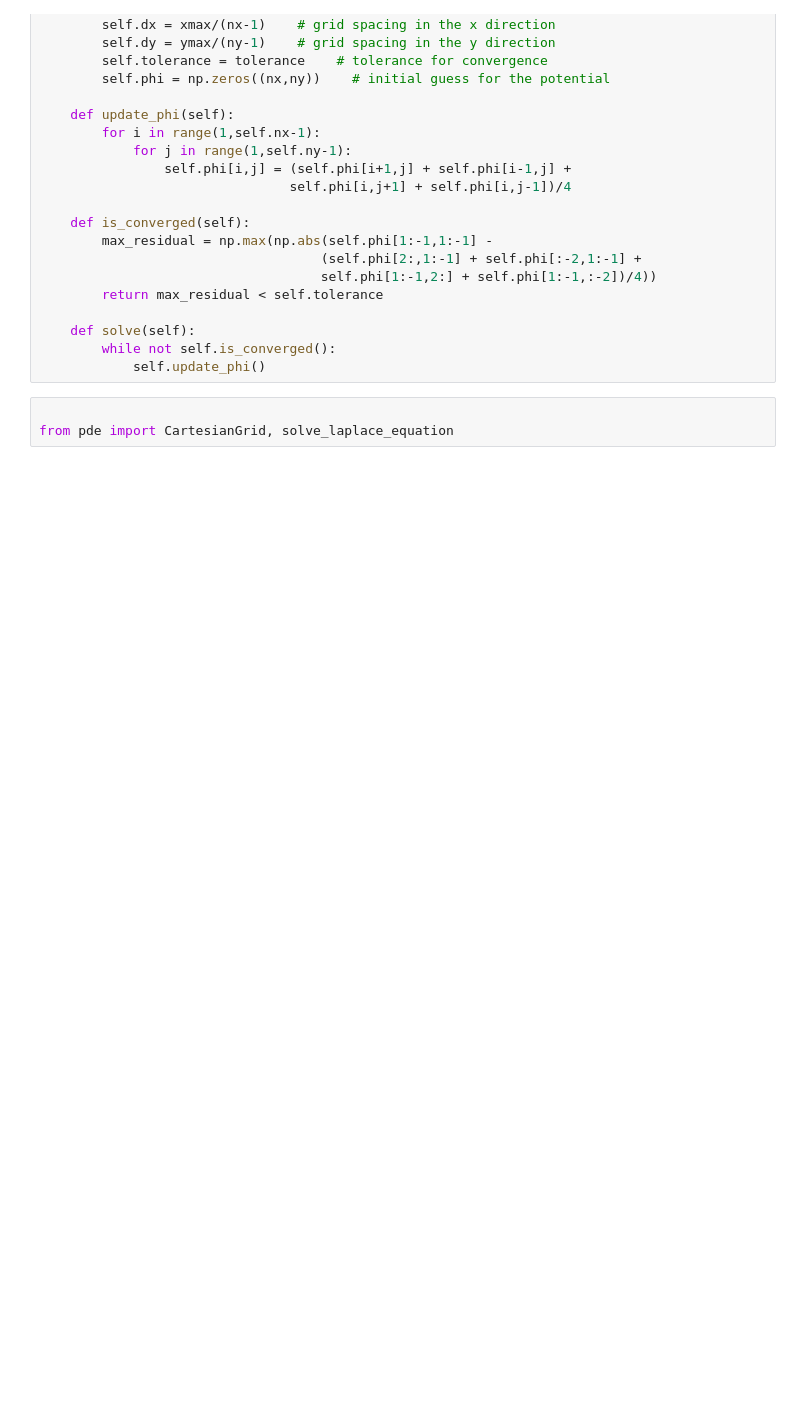
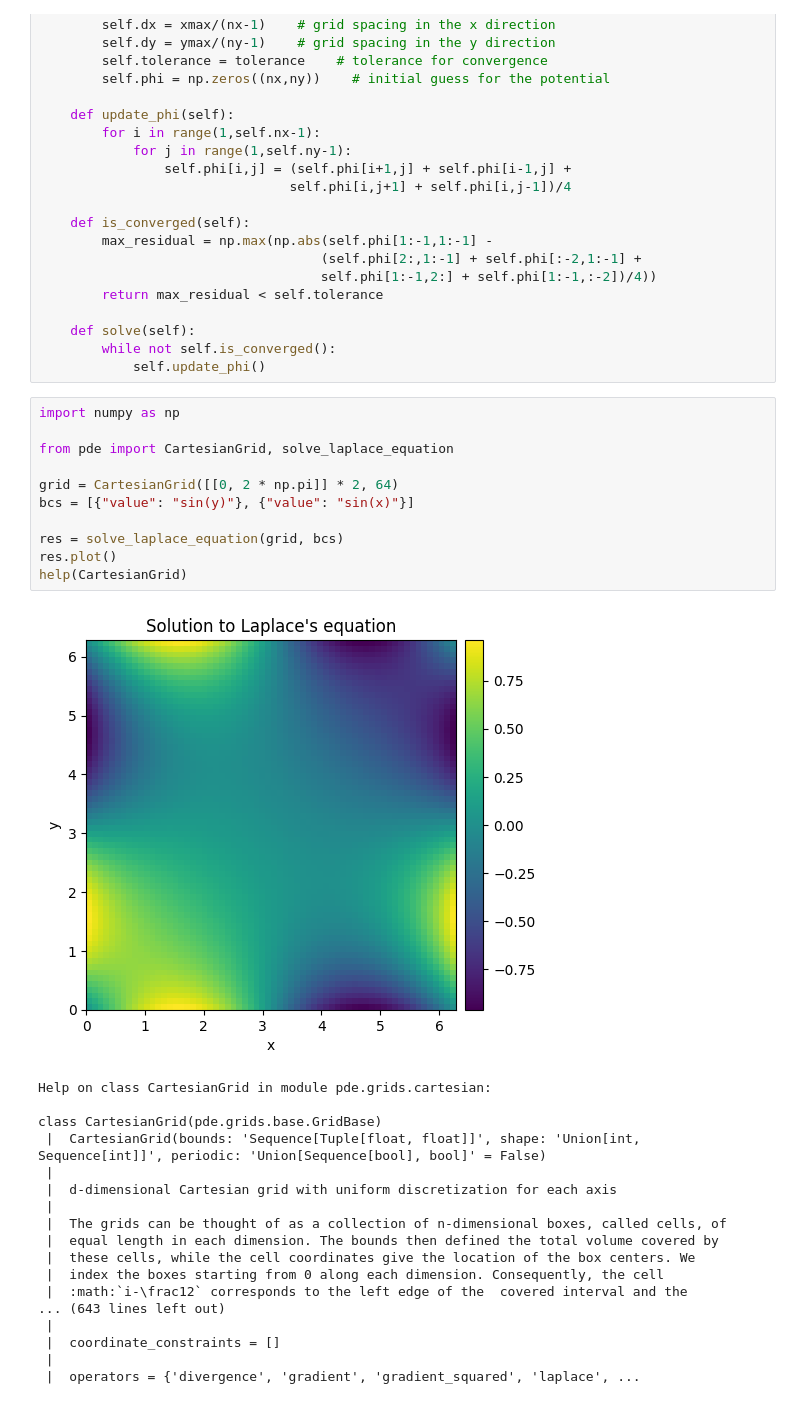
Before and after one commit to chpre23/PHY-1007_TravailNumerique, a Jupyter notebook: src/notebook2.ipynb, the cells around one changed output. Saved outputs shown, nothing was run; the diff lists cells and outputs as text; blank space fills up the shorter version.

```diff
--- a/src/notebook2.ipynb
+++ b/src/notebook2.ipynb
@@ -27,6 +96,33 @@ class LaplaceSolver:
     def solve(self):
         while not self.is_converged():
             self.update_phi()
-# %%
-
-from pde import CartesianGrid, solve_laplace_equation
+# %%
+import numpy as np
+
+from pde import CartesianGrid, solve_laplace_equation
+
+grid = CartesianGrid([[0, 2 * np.pi]] * 2, 64)
+bcs = [{"value": "sin(y)"}, {"value": "sin(x)"}]
+
+res = solve_laplace_equation(grid, bcs)
+res.plot()
+help(CartesianGrid)
+# %% [output]
+[figure, added]
+Help on class CartesianGrid in module pde.grids.cartesian:
+
+class CartesianGrid(pde.grids.base.GridBase)
+ |  CartesianGrid(bounds: 'Sequence[Tuple[float, float]]', shape: 'Union[int, Sequence[int]]', periodic: 'Union[Sequence[bool], bool]' = False)
+ |
+ |  d-dimensional Cartesian grid with uniform discretization for each axis
+ |
+ |  The grids can be thought of as a collection of n-dimensional boxes, called cells, of
+ |  equal length in each dimension. The bounds then defined the total volume covered by
+ |  these cells, while the cell coordinates give the location of the box centers. We
+ |  index the boxes starting from 0 along each dimension. Consequently, the cell
+ |  :math:`i-\frac12` corresponds to the left edge of the  covered interval and the
+... (643 lines left out)
+ |
+ |  coordinate_constraints = []
+ |
+ |  operators = {'divergence', 'gradient', 'gradient_squared', 'laplace', ...
```
Also changed, not shown: parts of 1 cell of this notebook, 10 other files.
